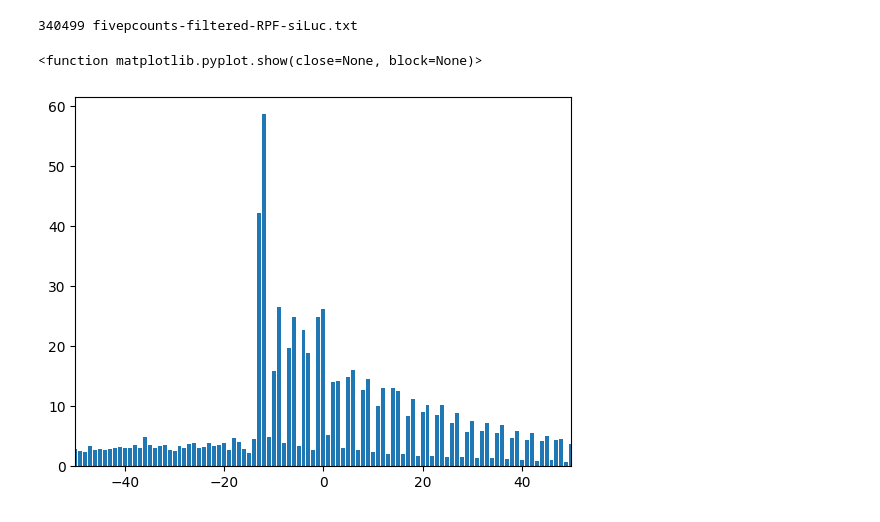
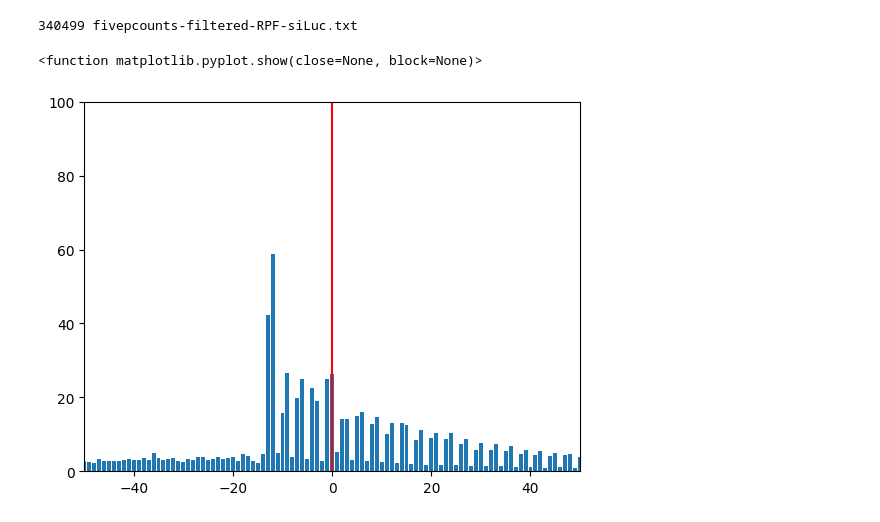
Before and after one commit to moobeom/SNU_bioinfo1, a Jupyter notebook: guided_mission/CoLab_TermProj_2024_2.ipynb, the cells around one changed output. Saved outputs shown, nothing was run; the diff lists cells and outputs as text; code cells hidden in the pictures.

Commit message:
Replicate Figure S5A: vertical line added

```diff
--- a/guided_mission/CoLab_TermProj_2024_2.ipynb
+++ b/guided_mission/CoLab_TermProj_2024_2.ipynb
@@ -298,20 +298,22 @@ chr1    4878103 4878104 1       chr1    4878045 4878205 ENSMUST00000027036.11
 # %%
 import matplotlib.pyplot as plt
 
 tmp = {}
 with open("fivepcounts-filtered-RPF-siLuc.txt", "r") as f:
     lines = [line.rstrip().split('\t') for line in f.readlines()]
     for line in lines:
       fivep1,count, startcodon = int(line[1]), int(line[3]), int(line[-2])
       if fivep1 - startcodon not in list(tmp.keys()):
         tmp[fivep1 - startcodon] = count
       else:
         tmp[fivep1 - startcodon] = tmp[fivep1 - startcodon] + count
 
 tmp = dict(sorted(tmp.items()))
 plt.bar(list(tmp.keys()), [depth/1000 for depth in list(tmp.values())])
 plt.xlim(-50, 50)
+plt.ylim(0,100)
+plt.axvline(x=0, color='red', linestyle='-')
 plt.show
 # %% [output]
 <function matplotlib.pyplot.show(close=None, block=None)>
-[figure, old version]
+[figure, new version]
```
